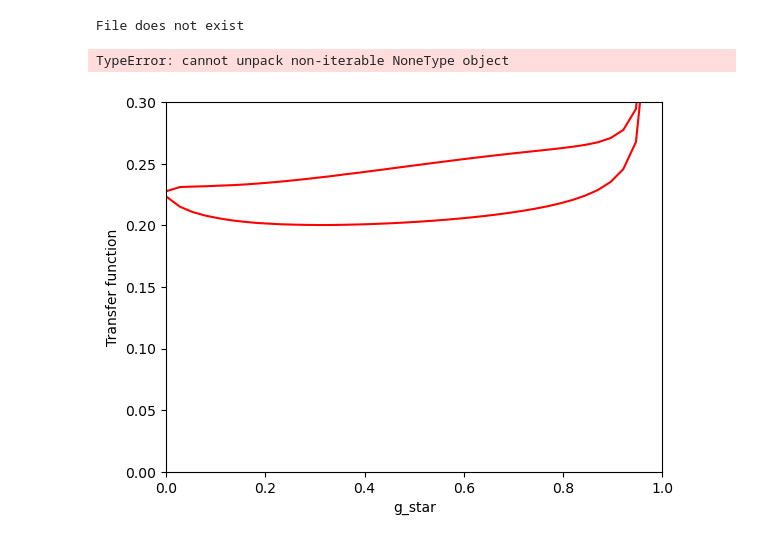
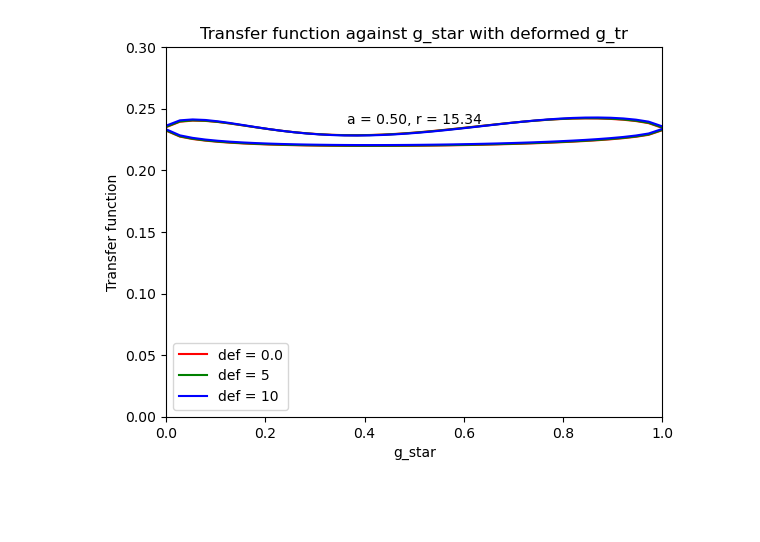
Before and after one commit to Walker-Xin/raytransfer, a Jupyter notebook: analysis.ipynb, the cells around one changed output. Saved outputs shown, nothing was run; the diff lists cells and outputs as text; code cells hidden in the pictures; blank space fills up the shorter version.

```diff
--- a/analysis.ipynb
+++ b/analysis.ipynb
@@ -152,10 +152,32 @@ def transfer_function(spin, inc, defpar, Mdl = 0.0, selection = None, selet_tor
 
     # Remove extreme values
     if clean:
-        branch_1 = branch_1[(branch_1['transfer_ori'] > 0) & (branch_1['transfer_ori'] < 1)]
-        branch_2 = branch_2[(branch_2['transfer_ori'] > 0) & (branch_2['transfer_ori'] < 1)]
+        branch_1 = branch_1[(branch_1['transfer_ori'] > 0) & (branch_1['transfer_ori'] < clean)]
+        branch_2 = branch_2[(branch_2['transfer_ori'] > 0) & (branch_2['transfer_ori'] < clean)]
 
     return branch_1, branch_2
 # %%
 gtr_files = r'C:\Users\WalkerXin\Documents\Scripts\raytransfer\photons_gtr'
 grp_files = r'C:\Users\WalkerXin\Documents\Scripts\raytransfer\photons_grp'
+photon_files = r'C:\Users\WalkerXin\Documents\Scripts\raytransfer\photons'
+# %%
+spin = 0.998
+inc = np.cos(np.pi/4)
+defpar = 0
+Mdl = 0.0
+
+r = 1.52
+
+filename = r'C:\Users\WalkerXin\Documents\Scripts\raytransfer\photons\photons4trf_a9.98000e-001.i7.07e-001.Mdl_0.00e+000.dp_0.00e+000.dat'
+branch_1, branch_2 = transfer_function(spin, inc, defpar, Mdl, selection=r, selet_tor=0.005, clean=False, custom_name=filename)
+
+plt.plot(branch_1['gstar'], branch_1['transfer_ori'])
+plt.plot(branch_2['gstar'], branch_2['transfer_ori'])
+plt.xlabel('g_star')
+plt.ylabel('Transfer function')
+
+# Set scale
+plt.ylim(0, 0.5)
+plt.xlim(0, 1)
+
+plt.show()
@@ -162,41 +290,40 @@ grp_files = r'C:\Users\WalkerXin\Documents\Scripts\raytransfer\photons_grp'
 # %%
-spin = 0.998
+spin = 0.5
 inc = np.cos(np.pi/4)
 defpars = [0.0, 5, 10]
 Mdl = 0.0
 
-r = 4.75489
+# r = 7.317
+r = 15.344
 
 colors = ['r', 'g', 'b', 'c', 'm', 'y', 'k']
 
 
 for defpar in defpars:
-    filename = gtr_files + r'\photons4trf_a{:.5e}.i{:.2e}.Mdl_{:.2e}.dp_{:.2e}.dat'.format(spin, inc, Mdl, defpar)
+    filename = photon_files + r'\photons4trf_a{:.5e}.i{:.2e}.Mdl_{:.2e}.dp_{:.2e}.dat'.format(spin, inc, Mdl, defpar)
     # Add num pad to exopnent
     filename = filename.replace('e+0', 'e+00')
     filename = filename.replace('e-0', 'e-00')
-    branch_1_select, branch_2_select = transfer_function(spin, inc, defpar, Mdl, selection=r, selet_tor=0.005, clean=True, custom_name=filename)
+    branch_1_select, branch_2_select = transfer_function(spin, inc, defpar, Mdl, selection=r, selet_tor=0.005, clean=False, custom_name=filename)
 
     # Plot transfer function against g_star
     # plt.plot(branch_1_select['gstar'], branch_1_select['transfer'], label='Branch 1', color='r')
     # plt.plot(branch_2_select['gstar'], branch_2_select['transfer'], label='Branch 2', color='r')
     plt.plot(branch_1_select['gstar'], branch_1_select['transfer_ori'], label='def = {}'.format(defpar), color=colors[defpars.index(defpar)])
     plt.plot(branch_2_select['gstar'], branch_2_select['transfer_ori'], color=colors[defpars.index(defpar)])
     plt.xlabel('g_star')
     plt.ylabel('Transfer function')
 
     # Set scale
     plt.ylim(0, 0.3)
     plt.xlim(0, 1)
 
 # Label spin and radius
 plt.title('Transfer function against g_star with deformed g_tr')
-plt.text(0.5, branch_1_select['transfer_ori'].max()*0.5, 'a = {:.2f}, r = {:.2f}'.format(spin, r), ha='center')
+plt.text(0.5, branch_1_select['transfer_ori'].max()*0.98, 'a = {:.2f}, r = {:.2f}'.format(spin, r), ha='center')
 
 plt.legend()
 plt.savefig('gtr_{:.2f}.png'.format(spin))
 plt.show()
 # %% [output]
-File does not exist
-TypeError: cannot unpack non-iterable NoneType object
-[figure, old version]
+[figure, new version]
```
Also changed, not shown: parts of 6 cells of this notebook.
